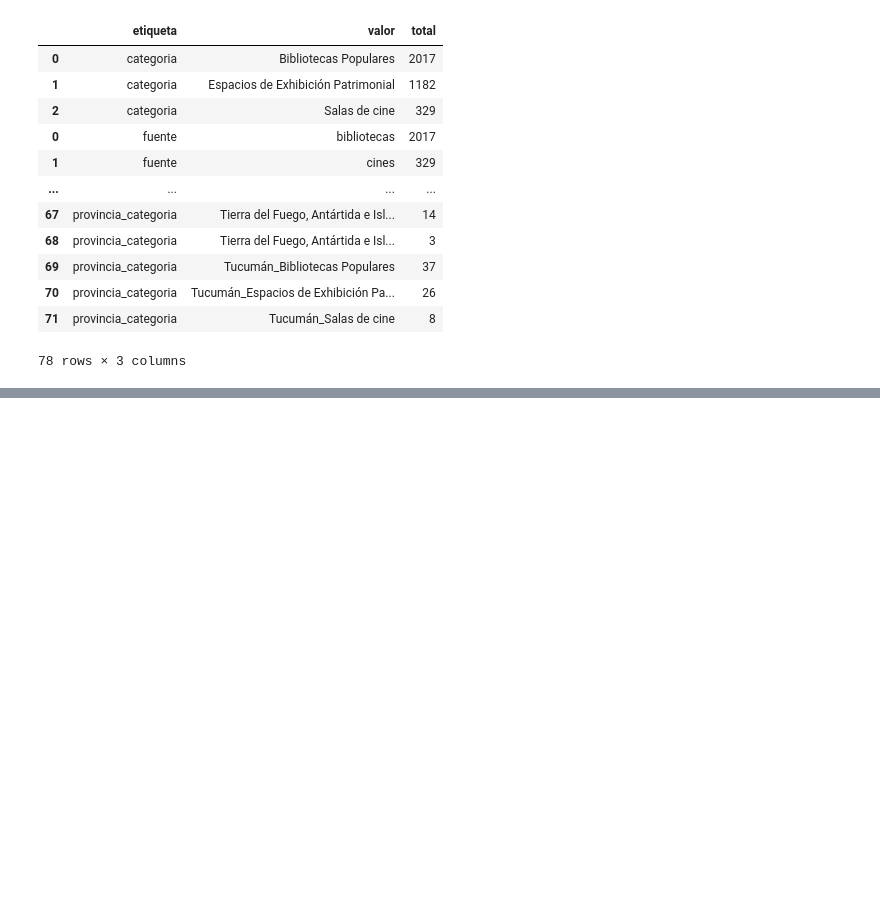
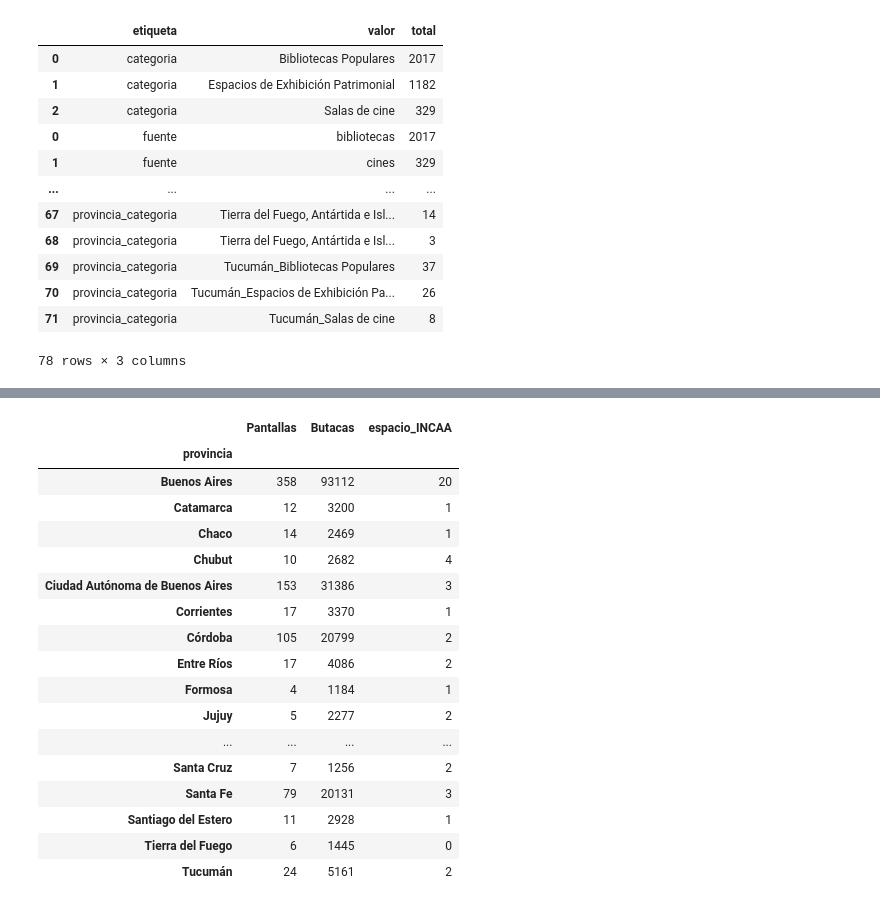
Before and after one commit to gonzalezgbr/challenge_alkemy_python, a Jupyter notebook: arculturaletl/notebooks/explore.ipynb, the cells around one changed output, grey strips where cells are left out. Saved outputs shown, nothing was run; the diff lists cells and outputs as text; code cells hidden in the pictures; blank space fills up the shorter version.

Commit message:
Add transform explorations for cine dataset.

```diff
--- a/arculturaletl/notebooks/explore.ipynb
+++ b/arculturaletl/notebooks/explore.ipynb
@@ -524,0 +600,5 @@ df_summary
+# %%
+# Cantidad de pantallas por provincia
+df_pantallas = cines_df[['Pantallas', 'provincia']].groupby('provincia').sum()
+
+df_pantallas
@@ -524,0 +626,5 @@ df_summary
+# %%
+# Cantidad de butacas por provincia
+df_butacas = cines_df[['Butacas', 'provincia']].groupby('provincia').sum()
+
+df_butacas
@@ -524,0 +652,8 @@ df_summary
+# %%
+# Cantidad de espacios incaa por provincia
+# Primero cambiamos el 0 por Nan para que no lo cuente
+cines_df.loc[cines_df['espacio_INCAA']=='0', 'espacio_INCAA'] = np.nan
+
+df_incaa = cines_df[['espacio_INCAA', 'provincia']].groupby('provincia').count()
+
+df_incaa
@@ -524,0 +679,23 @@ df_summary
+# %%
+# concat dfs by columns
+df_resumen_cine = pd.concat([df_pantallas, df_butacas, df_incaa], axis='columns', copy=True)
+df_resumen_cine
+# %% [output]
+|  | Pantallas | Butacas | espacio_INCAA |
+| provincia |  |  |  |
+| Buenos Aires | 358 | 93112 | 20 |
+| Catamarca | 12 | 3200 | 1 |
+| Chaco | 14 | 2469 | 1 |
+| Chubut | 10 | 2682 | 4 |
+| Ciudad Autónoma de Buenos Aires | 153 | 31386 | 3 |
+| Corrientes | 17 | 3370 | 1 |
+| Córdoba | 105 | 20799 | 2 |
+| Entre Ríos | 17 | 4086 | 2 |
+| Formosa | 4 | 1184 | 1 |
+| Jujuy | 5 | 2277 | 2 |
+| ... | ... | ... | ... |
+| Santa Cruz | 7 | 1256 | 2 |
+| Santa Fe | 79 | 20131 | 3 |
+| Santiago del Estero | 11 | 2928 | 1 |
+| Tierra del Fuego | 6 | 1445 | 0 |
+| Tucumán | 24 | 5161 | 2 |
```
Also changed, not shown: parts of 14 cells of this notebook.
